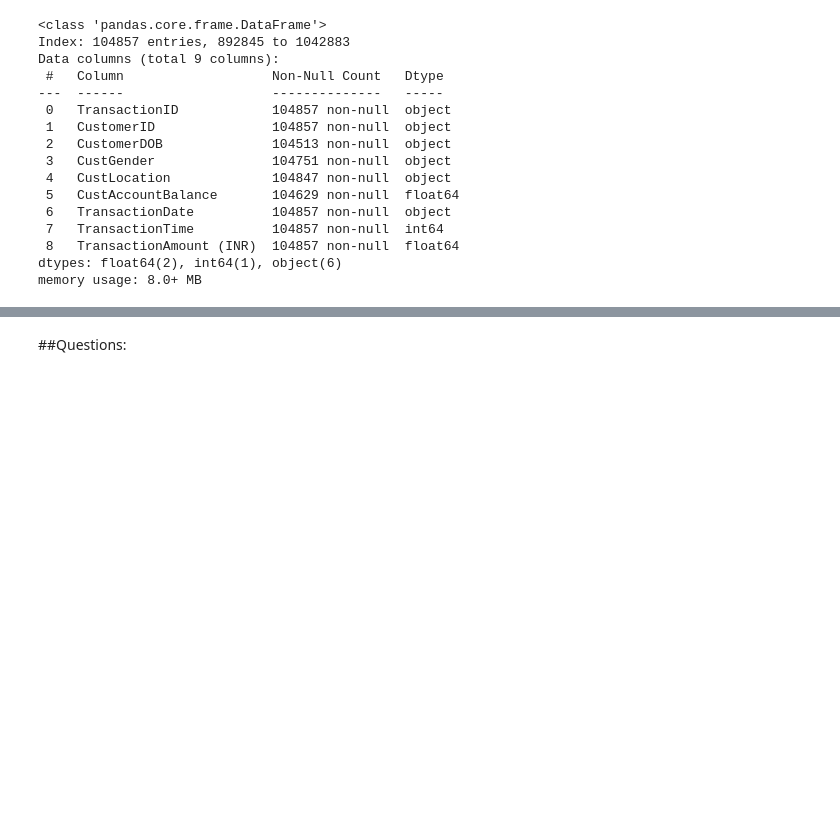
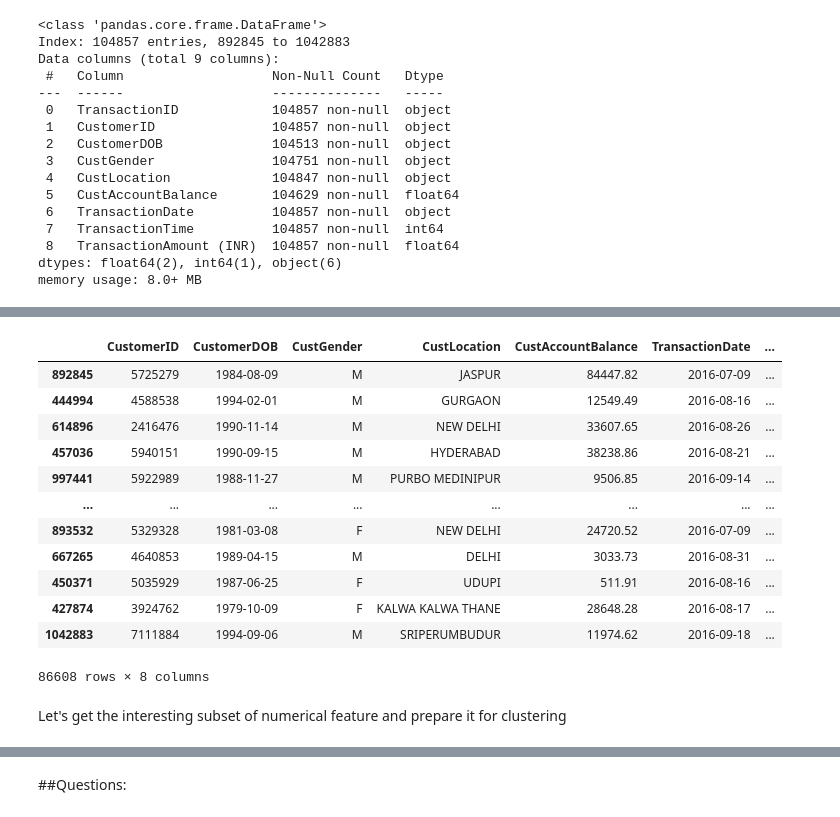
Before and after one commit to elhamod/BA820, a Jupyter notebook: Clustering/Bank_Transaction_Analysis.ipynb, the cells around one changed output, grey strips where cells are left out. Saved outputs shown, nothing was run; the diff lists cells and outputs as text; code cells hidden in the pictures; blank space fills up the shorter version.

```diff
--- a/Clustering/Bank_Transaction_Analysis.ipynb
+++ b/Clustering/Bank_Transaction_Analysis.ipynb
@@ -98,0 +111,33 @@ df = df.dropna()
+# %%
+# Remove TransactionID as it is redundant
+df = df.drop('TransactionID', axis=1)
+
+# Remove the C from CustomerID
+df['CustomerID'] = df['CustomerID'].str.replace('C', '')
+
+
+# birth dates between 1900s and 2017
+df = df[
+    (df['CustomerDOB'] >= '1900-01-01') &
+    (df['CustomerDOB'] <= '2017-01-01')
+]
+
+
+
+display(df)
+# %% [output]
+|  | CustomerID | CustomerDOB | CustGender | CustLocation | CustAccountBalance | TransactionDate | ... |
+| 892845 | 5725279 | 1984-08-09 | M | JASPUR | 84447.82 | 2016-07-09 | ... |
+| 444994 | 4588538 | 1994-02-01 | M | GURGAON | 12549.49 | 2016-08-16 | ... |
+| 614896 | 2416476 | 1990-11-14 | M | NEW DELHI | 33607.65 | 2016-08-26 | ... |
+| 457036 | 5940151 | 1990-09-15 | M | HYDERABAD | 38238.86 | 2016-08-21 | ... |
+| 997441 | 5922989 | 1988-11-27 | M | PURBO MEDINIPUR | 9506.85 | 2016-09-14 | ... |
+| ... | ... | ... | ... | ... | ... | ... | ... |
+| 893532 | 5329328 | 1981-03-08 | F | NEW DELHI | 24720.52 | 2016-07-09 | ... |
+| 667265 | 4640853 | 1989-04-15 | M | DELHI | 3033.73 | 2016-08-31 | ... |
+| 450371 | 5035929 | 1987-06-25 | F | UDUPI | 511.91 | 2016-08-16 | ... |
+| 427874 | 3924762 | 1979-10-09 | F | KALWA KALWA THANE | 28648.28 | 2016-08-17 | ... |
+| 1042883 | 7111884 | 1994-09-06 | M | SRIPERUMBUDUR | 11974.62 | 2016-09-18 | ... |
+86608 rows × 8 columns
+# %% [markdown]
+Let's get the interesting subset of numerical feature and prepare it for clustering
```
Also changed, not shown: parts of 25 cells of this notebook.
